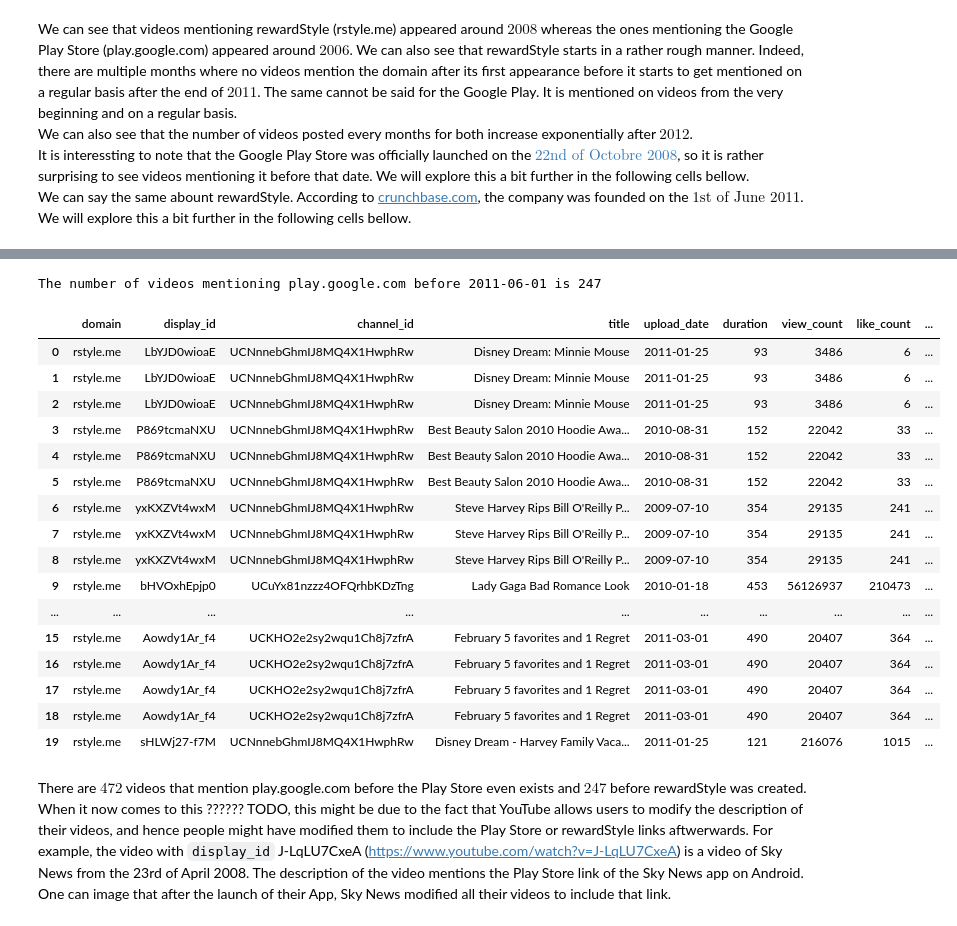
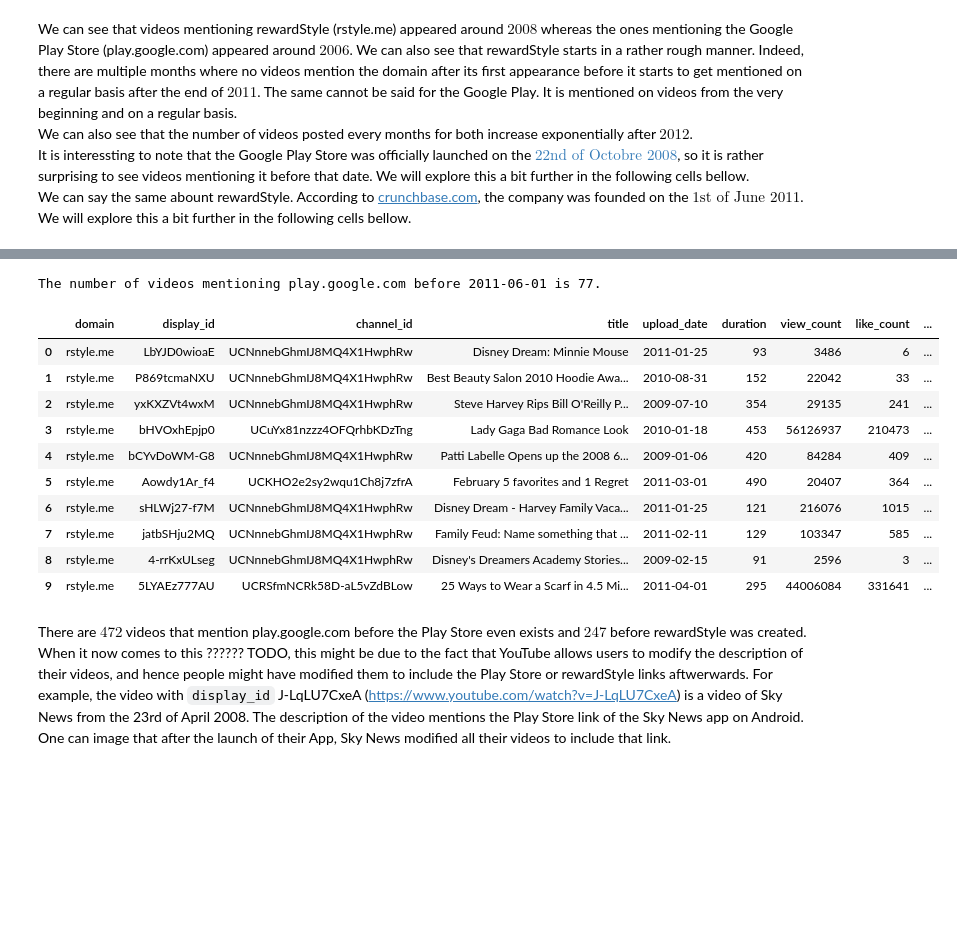
Before and after one commit to epfl-ada/ada-2022-project-fraisetagada, a Jupyter notebook: analysis/agency_analysis.ipynb, the cells around one changed output, grey strips where cells are left out. Drawn from its saved outputs; the diff is of its cells as text; code cells hidden in the pictures; blank space fills up the shorter version.

```diff
--- a/analysis/agency_analysis.ipynb
+++ b/analysis/agency_analysis.ipynb
@@ -261,29 +256,23 @@ The number of videos mentioning play.google.com before 2008-10-22 is 472
 # %%
 # Get videos that are sponsored by rstyle.me that are before 2011-06-01
 style_videos = videos \
     .filter((videos.is_sponsored) & (videos.domain == "rstyle.me") & (videos.upload_date < "2011-06-01")) \
     .pandas_api()
-print(f"The number of videos mentioning play.google.com before 2011-06-01 is {style_videos.shape[0]}")
-style_videos.head(20)
+print(f"The number of videos mentioning play.google.com before 2011-06-01 is {style_videos.shape[0]}.")
+style_videos.head(10)
 # %% [output]
-The number of videos mentioning play.google.com before 2011-06-01 is 247
+The number of videos mentioning play.google.com before 2011-06-01 is 77.
 |  | domain | display_id | channel_id | title | upload_date | duration | view_count | like_count | ... |
 | 0 | rstyle.me | LbYJD0wioaE | UCNnnebGhmIJ8MQ4X1HwphRw | Disney Dream: Minnie Mouse | 2011-01-25 | 93 | 3486 | 6 | ... |
-| 1 | rstyle.me | LbYJD0wioaE | UCNnnebGhmIJ8MQ4X1HwphRw | Disney Dream: Minnie Mouse | 2011-01-25 | 93 | 3486 | 6 | ... |
-| 2 | rstyle.me | LbYJD0wioaE | UCNnnebGhmIJ8MQ4X1HwphRw | Disney Dream: Minnie Mouse | 2011-01-25 | 93 | 3486 | 6 | ... |
-| 3 | rstyle.me | P869tcmaNXU | UCNnnebGhmIJ8MQ4X1HwphRw | Best Beauty Salon 2010 Hoodie Awa... | 2010-08-31 | 152 | 22042 | 33 | ... |
-| 4 | rstyle.me | P869tcmaNXU | UCNnnebGhmIJ8MQ4X1HwphRw | Best Beauty Salon 2010 Hoodie Awa... | 2010-08-31 | 152 | 22042 | 33 | ... |
-| 5 | rstyle.me | P869tcmaNXU | UCNnnebGhmIJ8MQ4X1HwphRw | Best Beauty Salon 2010 Hoodie Awa... | 2010-08-31 | 152 | 22042 | 33 | ... |
-| 6 | rstyle.me | yxKXZVt4wxM | UCNnnebGhmIJ8MQ4X1HwphRw | Steve Harvey Rips Bill O'Reilly P... | 2009-07-10 | 354 | 29135 | 241 | ... |
-| 7 | rstyle.me | yxKXZVt4wxM | UCNnnebGhmIJ8MQ4X1HwphRw | Steve Harvey Rips Bill O'Reilly P... | 2009-07-10 | 354 | 29135 | 241 | ... |
-| 8 | rstyle.me | yxKXZVt4wxM | UCNnnebGhmIJ8MQ4X1HwphRw | Steve Harvey Rips Bill O'Reilly P... | 2009-07-10 | 354 | 29135 | 241 | ... |
-| 9 | rstyle.me | bHVOxhEpjp0 | UCuYx81nzzz4OFQrhbKDzTng | Lady Gaga Bad Romance Look | 2010-01-18 | 453 | 56126937 | 210473 | ... |
-| ... | ... | ... | ... | ... | ... | ... | ... | ... | ... |
-| 15 | rstyle.me | Aowdy1Ar_f4 | UCKHO2e2sy2wqu1Ch8j7zfrA | February 5 favorites and 1 Regret | 2011-03-01 | 490 | 20407 | 364 | ... |
-| 16 | rstyle.me | Aowdy1Ar_f4 | UCKHO2e2sy2wqu1Ch8j7zfrA | February 5 favorites and 1 Regret | 2011-03-01 | 490 | 20407 | 364 | ... |
-| 17 | rstyle.me | Aowdy1Ar_f4 | UCKHO2e2sy2wqu1Ch8j7zfrA | February 5 favorites and 1 Regret | 2011-03-01 | 490 | 20407 | 364 | ... |
-| 18 | rstyle.me | Aowdy1Ar_f4 | UCKHO2e2sy2wqu1Ch8j7zfrA | February 5 favorites and 1 Regret | 2011-03-01 | 490 | 20407 | 364 | ... |
-| 19 | rstyle.me | sHLWj27-f7M | UCNnnebGhmIJ8MQ4X1HwphRw | Disney Dream - Harvey Family Vaca... | 2011-01-25 | 121 | 216076 | 1015 | ... |
+| 1 | rstyle.me | P869tcmaNXU | UCNnnebGhmIJ8MQ4X1HwphRw | Best Beauty Salon 2010 Hoodie Awa... | 2010-08-31 | 152 | 22042 | 33 | ... |
+| 2 | rstyle.me | yxKXZVt4wxM | UCNnnebGhmIJ8MQ4X1HwphRw | Steve Harvey Rips Bill O'Reilly P... | 2009-07-10 | 354 | 29135 | 241 | ... |
+| 3 | rstyle.me | bHVOxhEpjp0 | UCuYx81nzzz4OFQrhbKDzTng | Lady Gaga Bad Romance Look | 2010-01-18 | 453 | 56126937 | 210473 | ... |
+| 4 | rstyle.me | bCYvDoWM-G8 | UCNnnebGhmIJ8MQ4X1HwphRw | Patti Labelle Opens up the 2008 6... | 2009-01-06 | 420 | 84284 | 409 | ... |
+| 5 | rstyle.me | Aowdy1Ar_f4 | UCKHO2e2sy2wqu1Ch8j7zfrA | February 5 favorites and 1 Regret | 2011-03-01 | 490 | 20407 | 364 | ... |
+| 6 | rstyle.me | sHLWj27-f7M | UCNnnebGhmIJ8MQ4X1HwphRw | Disney Dream - Harvey Family Vaca... | 2011-01-25 | 121 | 216076 | 1015 | ... |
+| 7 | rstyle.me | jatbSHju2MQ | UCNnnebGhmIJ8MQ4X1HwphRw | Family Feud: Name something that ... | 2011-02-11 | 129 | 103347 | 585 | ... |
+| 8 | rstyle.me | 4-rrKxULseg | UCNnnebGhmIJ8MQ4X1HwphRw | Disney's Dreamers Academy Stories... | 2009-02-15 | 91 | 2596 | 3 | ... |
+| 9 | rstyle.me | 5LYAEz777AU | UCRSfmNCRk58D-aL5vZdBLow | 25 Ways to Wear a Scarf in 4.5 Mi... | 2011-04-01 | 295 | 44006084 | 331641 | ... |
 # %% [markdown]
 There are $472$ videos that mention play.google.com before the Play Store even exists and $247$ before rewardStyle was created. When it now comes to this ?????? TODO, this might be due to the fact that YouTube allows users to modify the description of their videos, and hence people might have modified them to include the Play Store or rewardStyle links aftwerwards. For example, the video with `display_id` J-LqLU7CxeA ([https://www.youtube.com/watch?v=J-LqLU7CxeA](https://www.youtube.com/watch?v=J-LqLU7CxeA)) is a video of Sky News from the 23rd of April 2008. The description of the video mentions the Play Store link of the Sky News app on Android. One can image that after the launch of their App, Sky News modified all their videos to include that link.
 # %% [markdown]
```
Also changed, not shown: parts of 19 cells of this notebook.
